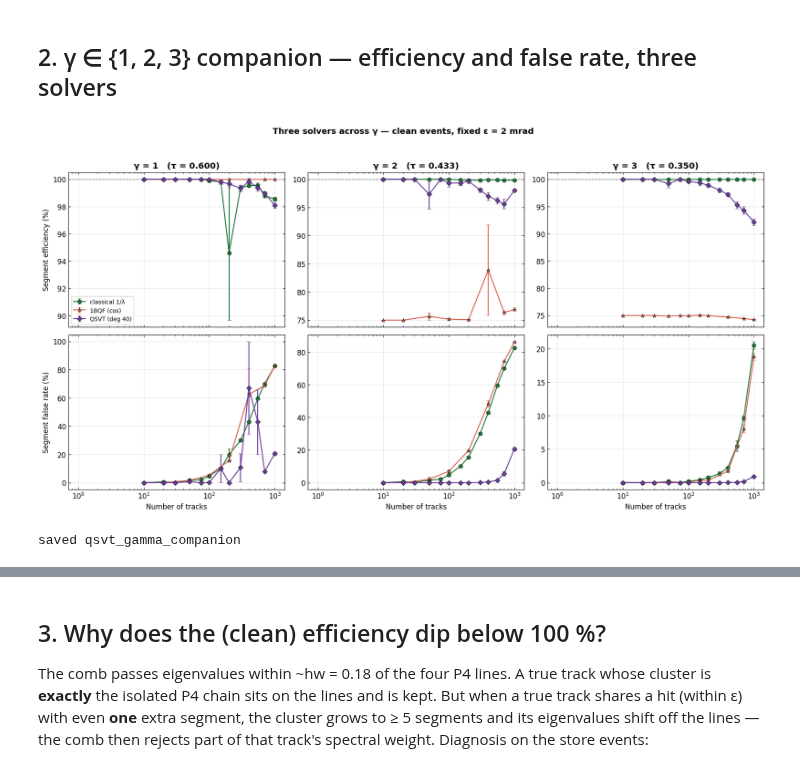
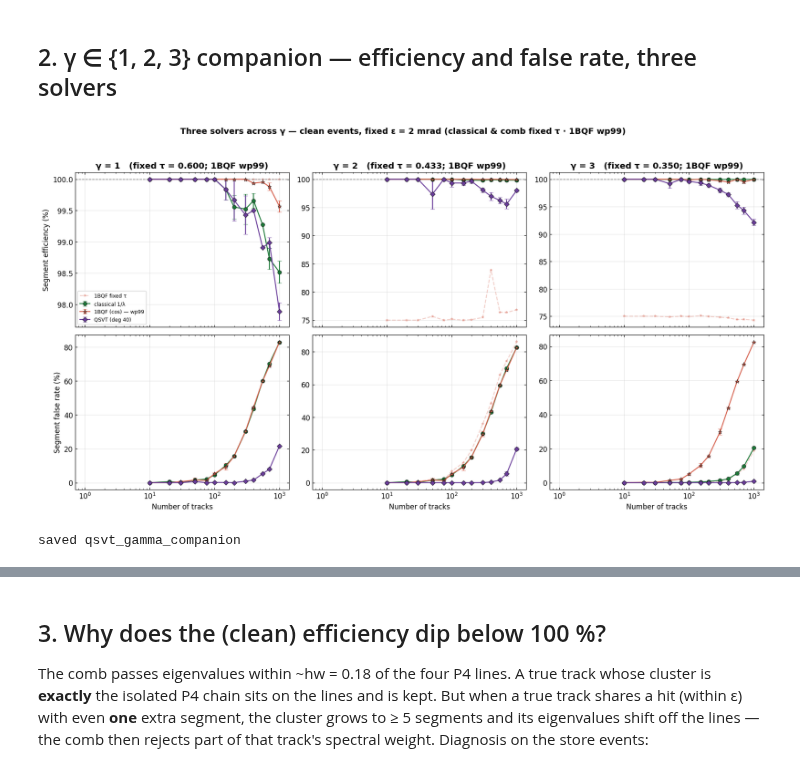
Before and after one commit to GeorgeWilliam1999/Quantum_Track_Reconstruction, a Jupyter notebook: QSVT/Segment_level_studies/01_qsvt_segment_efficiency.ipynb, the cells around one changed output, grey strips where cells are left out. Drawn from its saved outputs; the diff is of its cells as text; code cells hidden in the pictures.

```diff
--- a/QSVT/Segment_level_studies/01_qsvt_segment_efficiency.ipynb
+++ b/QSVT/Segment_level_studies/01_qsvt_segment_efficiency.ipynb
@@ -115,22 +149,30 @@ saved qsvt_2x2_gamma3_drop1pct
 # %%
 fig,ax=plt.subplots(2,3,figsize=(16,8.5),sharex=True)
 for j,g in enumerate((1.0,2.0,3.0)):
     for k,c,mk,lab in SOLVERS:
         d=S.agg_by_ntrk(M,k,g,0.0)
         if not d: continue
-        ax[0,j].errorbar(d["tc"],d["se_m"],yerr=d["se_e"],fmt=mk+"-",color=c,capsize=3,mec="k",mew=0.5,label=lab)
-        ax[1,j].errorbar(d["tc"],d["fr_m"],yerr=d["fr_e"],fmt=mk+"-",color=c,capsize=3,mec="k",mew=0.5,label=lab)
-    ax[0,j].set_title(f"γ = {g:g}   (τ = {S.threshold(g):.3f})",fontweight="bold")
+        wp = (k=="quantum" and "se_wp_m" in d)   # 1BQF headline = wp99
+        se,see = (d["se_wp_m"],d["se_wp_e"]) if wp else (d["se_m"],d["se_e"])
+        fr,fre = (d["fr_wp_m"],d["fr_wp_e"]) if wp else (d["fr_m"],d["fr_e"])
+        L=lab+" — wp99" if wp else lab
+        ax[0,j].errorbar(d["tc"],se,yerr=see,fmt=mk+"-",color=c,capsize=3,mec="k",mew=0.5,label=L)
+        ax[1,j].errorbar(d["tc"],fr,yerr=fre,fmt=mk+"-",color=c,capsize=3,mec="k",mew=0.5,label=L)
+        if wp:  # faded fixed-τ 1BQF for the record
+            ax[0,j].plot(d["tc"],d["se_m"],mk+"--",color=c,alpha=0.30,ms=4,label="1BQF fixed τ")
+            ax[1,j].plot(d["tc"],d["fr_m"],mk+"--",color=c,alpha=0.30,ms=4,label="1BQF fixed τ")
+    ax[0,j].set_title(f"γ = {g:g}   (fixed τ = {S.threshold(g):.3f}; 1BQF wp99)",fontweight="bold")
     ax[0,j].axhline(100,color="gray",ls="--",lw=1)
     for i in (0,1): ax[i,j].set_xscale("log"); ax[i,j].tick_params(which="both",direction="in",top=True,right=True)
 ax[0,0].set_ylabel("Segment efficiency (%)"); ax[1,0].set_ylabel("Segment false rate (%)")
 for j in range(3): ax[1,j].set_xlabel("Number of tracks")
-ax[0,0].legend(fontsize=9)
-fig.suptitle("Three solvers across γ — clean events, fixed ε = 2 mrad",fontsize=13,fontweight="bold",y=1.0)
+ax[0,0].legend(fontsize=8)
+fig.suptitle("Three solvers across γ — clean events, fixed ε = 2 mrad (classical & comb fixed τ · 1BQF wp99)",
+             fontsize=13,fontweight="bold",y=1.0)
 fig.tight_layout(rect=[0,0,1,0.97])
 for ext,dpi in (("pdf",600),("png",300)): fig.savefig(OUT/f"qsvt_gamma_companion.{ext}",dpi=dpi,bbox_inches="tight",facecolor="white")
 plt.show(); print("saved qsvt_gamma_companion")
 # %% [output]
-[figure, old version]
+[figure, new version]
 saved qsvt_gamma_companion
 # %%
```
Also changed, not shown: parts of 6 cells of this notebook, 11 other files.
